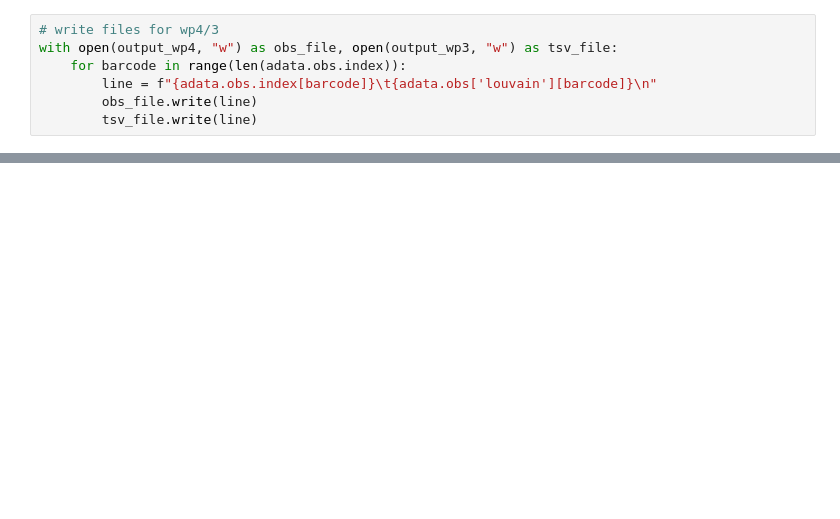
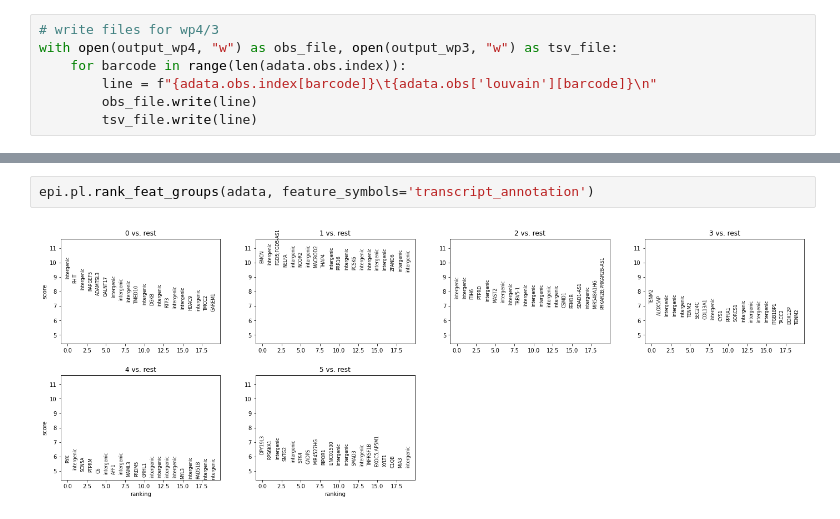
Before and after one commit to loosolab/Datenanalyse-2021, a Jupyter notebook: wp1/preprocessing/preprocessing1.8.ipynb, the cells around one changed output, grey strips where cells are left out. Cells and saved outputs as stored; diff of their text form; blank space fills up the shorter version.

```diff
--- a/wp1/preprocessing/preprocessing1.8.ipynb
+++ b/wp1/preprocessing/preprocessing1.8.ipynb
@@ -47,0 +68,4 @@ with open(output_wp4, "w") as obs_file, open(output_wp3, "w") as tsv_file:
+# %%
+epi.pl.rank_feat_groups(adata, feature_symbols='transcript_annotation')
+# %% [output]
+[figure, added]
```
Also changed, not shown: parts of 9 cells of this notebook, 1 other file.
